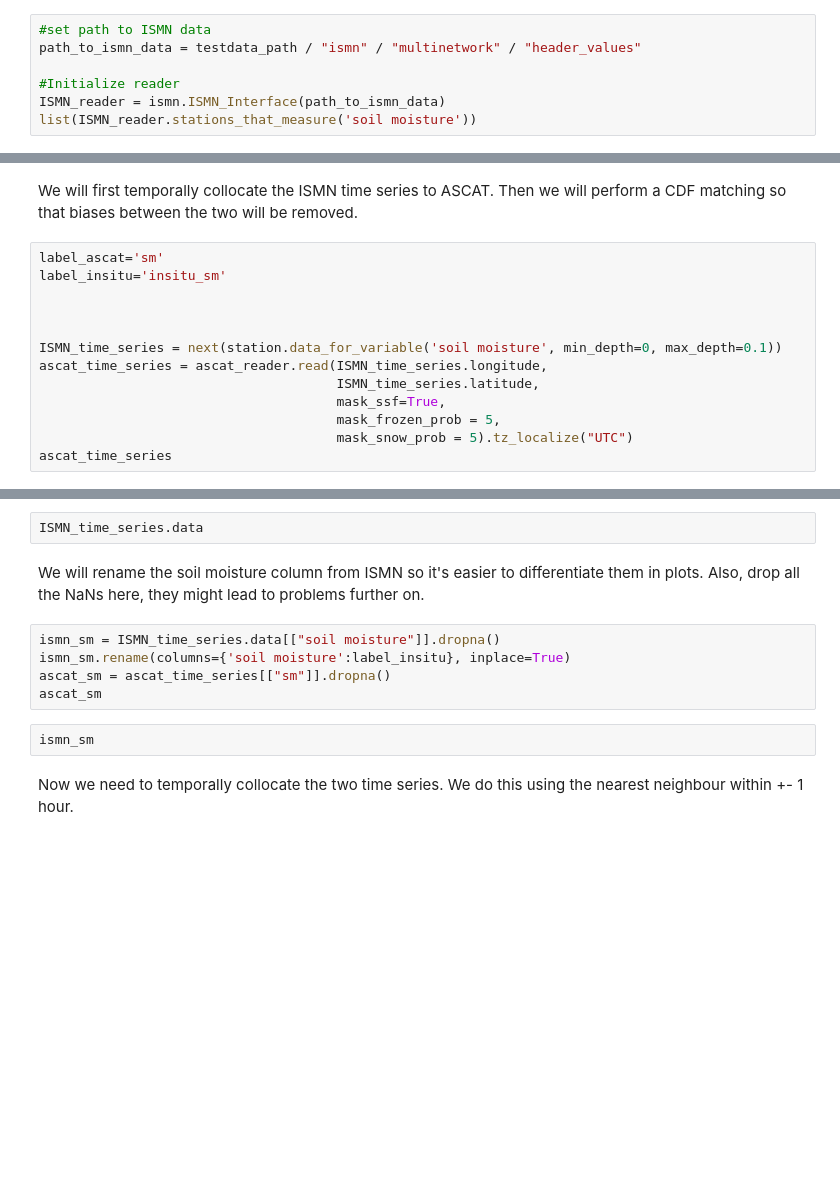
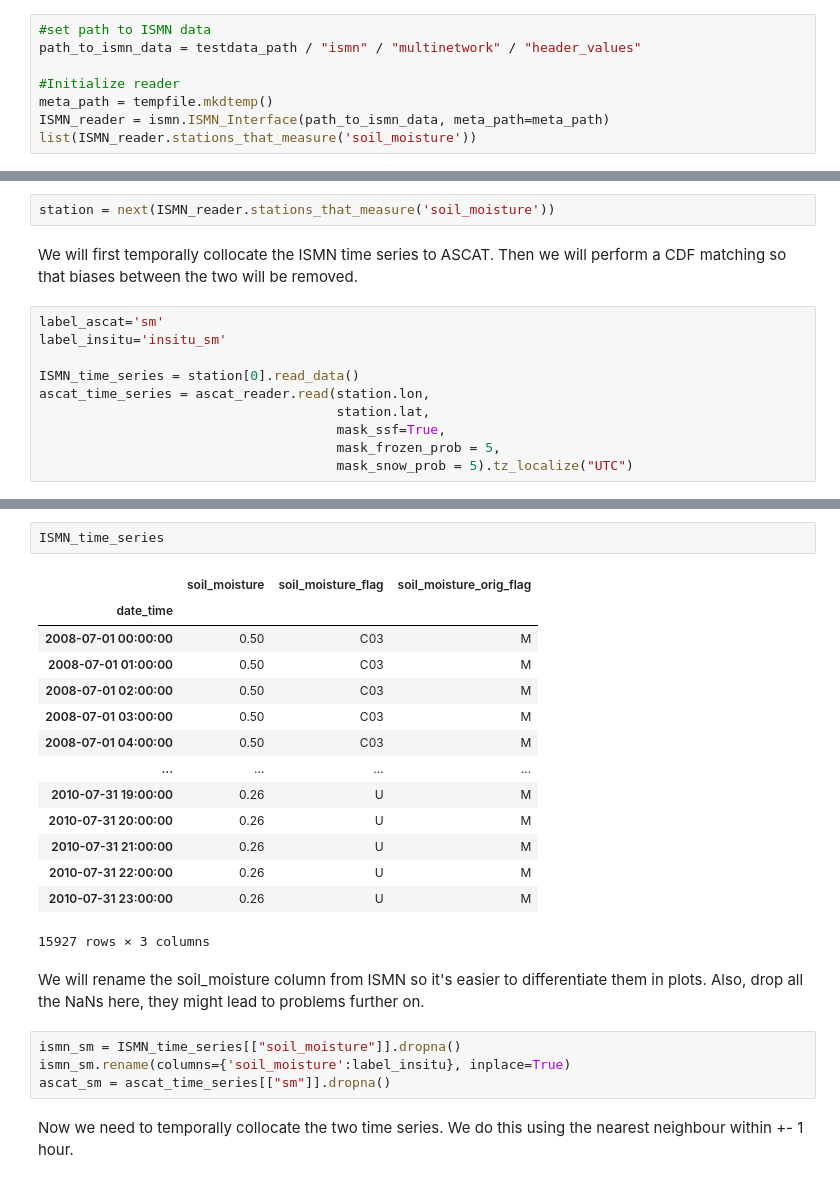
Before and after one commit to TUW-GEO/pytesmo, a Jupyter notebook: docs/examples/compare_ASCAT_ISMN.ipynb, the cells around one changed output, grey strips where cells are left out. Saved outputs shown, nothing was run; the diff lists cells and outputs as text; blank space fills up the shorter version.

```diff
--- a/docs/examples/compare_ASCAT_ISMN.ipynb
+++ b/docs/examples/compare_ASCAT_ISMN.ipynb
@@ -44,5 +45,6 @@ Create the ismn reader:
 path_to_ismn_data = testdata_path / "ismn" / "multinetwork" / "header_values"
 
 #Initialize reader
-ISMN_reader = ismn.ISMN_Interface(path_to_ismn_data)
-list(ISMN_reader.stations_that_measure('soil moisture'))
+meta_path = tempfile.mkdtemp()
+ISMN_reader = ismn.ISMN_Interface(path_to_ismn_data, meta_path=meta_path)
+list(ISMN_reader.stations_that_measure('soil_moisture'))
@@ -54,15 +68,14 @@ list(station.data_for_variable('soil moisture', min_depth=0, max_depth=0.1))
+# %%
+station = next(ISMN_reader.stations_that_measure('soil_moisture'))
 # %% [markdown]
 We will first temporally collocate the ISMN time series to ASCAT. Then we will perform a CDF matching so that biases between the two will be removed.
 # %%
 label_ascat='sm'
 label_insitu='insitu_sm'
 
-
-
-ISMN_time_series = next(station.data_for_variable('soil moisture', min_depth=0, max_depth=0.1))
-ascat_time_series = ascat_reader.read(ISMN_time_series.longitude,
-                                      ISMN_time_series.latitude,
+ISMN_time_series = station[0].read_data()
+ascat_time_series = ascat_reader.read(station.lon,
+                                      station.lat,
                                       mask_ssf=True,
                                       mask_frozen_prob = 5,
                                       mask_snow_prob = 5).tz_localize("UTC")
-ascat_time_series
@@ -69,14 +98,26 @@ ascat_time_series
 # %%
-ISMN_time_series.data
+ISMN_time_series
+# %% [output]
+|  | soil_moisture | soil_moisture_flag | soil_moisture_orig_flag |
+| date_time |  |  |  |
+| 2008-07-01 00:00:00 | 0.50 | C03 | M |
+| 2008-07-01 01:00:00 | 0.50 | C03 | M |
+| 2008-07-01 02:00:00 | 0.50 | C03 | M |
+| 2008-07-01 03:00:00 | 0.50 | C03 | M |
+| 2008-07-01 04:00:00 | 0.50 | C03 | M |
+| ... | ... | ... | ... |
+| 2010-07-31 19:00:00 | 0.26 | U | M |
+| 2010-07-31 20:00:00 | 0.26 | U | M |
+| 2010-07-31 21:00:00 | 0.26 | U | M |
+| 2010-07-31 22:00:00 | 0.26 | U | M |
+| 2010-07-31 23:00:00 | 0.26 | U | M |
+15927 rows × 3 columns
 # %% [markdown]
-We will rename the soil moisture column from ISMN so it's easier to differentiate them in plots. Also, drop all the NaNs here, they might lead to problems further on.
+We will rename the soil_moisture column from ISMN so it's easier to differentiate them in plots. Also, drop all the NaNs here, they might lead to problems further on.
 # %%
-ismn_sm = ISMN_time_series.data[["soil moisture"]].dropna()
-ismn_sm.rename(columns={'soil moisture':label_insitu}, inplace=True)
+ismn_sm = ISMN_time_series[["soil_moisture"]].dropna()
+ismn_sm.rename(columns={'soil_moisture':label_insitu}, inplace=True)
 ascat_sm = ascat_time_series[["sm"]].dropna()
-ascat_sm
-# %%
-ismn_sm
 # %% [markdown]
 Now we need to temporally collocate the two time series. We do this using the nearest neighbour within +- 1 hour.
 # %%
```
Also changed, not shown: parts of 9 cells of this notebook, 5 other files.
